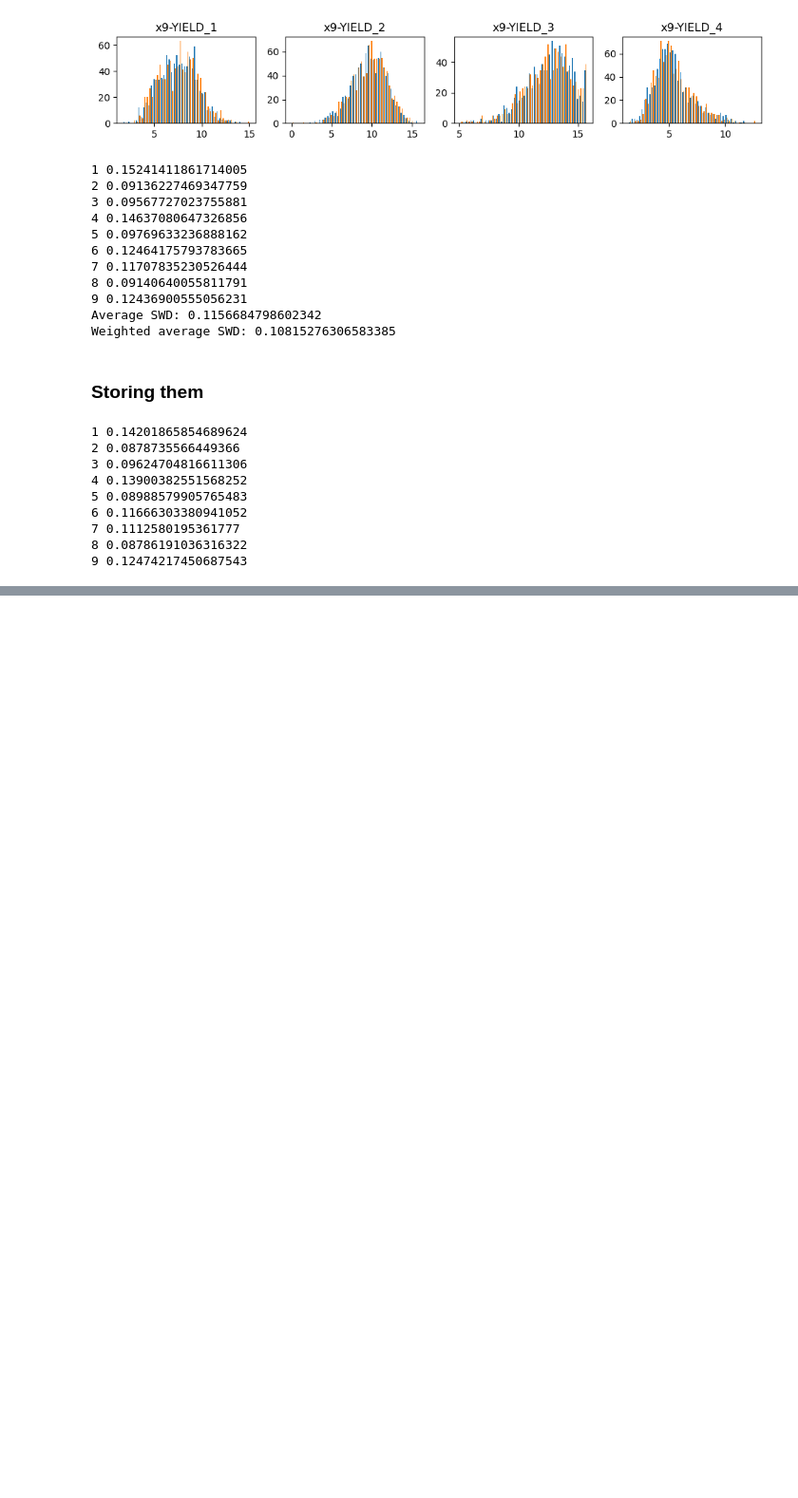
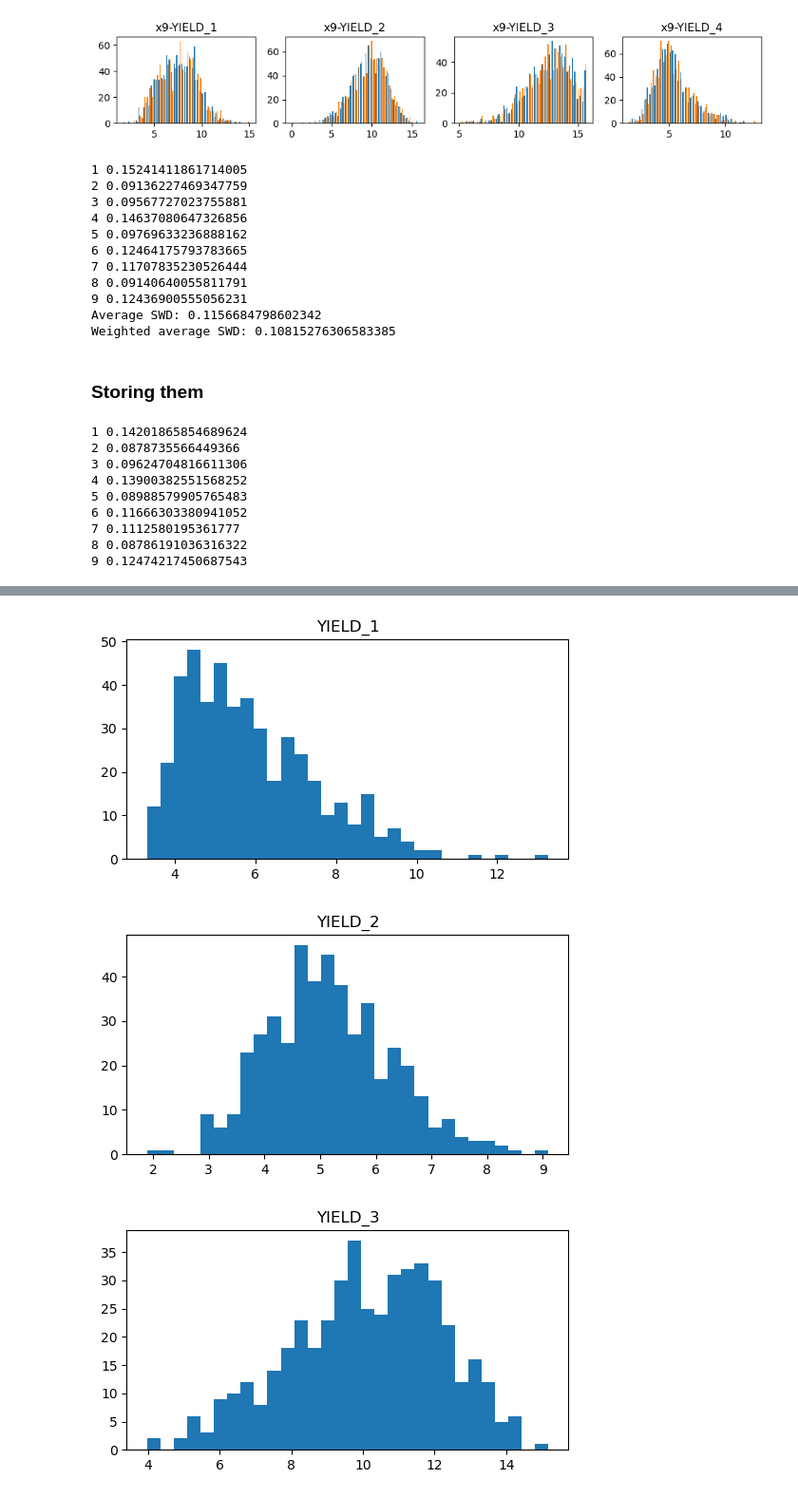
Before and after one commit to FrancoisLbrn/genhack3_crazy_farmers, a Jupyter notebook: matt_GMM.ipynb, the cells around one changed output, grey strips where cells are left out. Shown at 95% size. Cells and saved outputs as stored; diff of their text form; code cells hidden in the pictures; blank space fills up the shorter version.

```diff
--- a/matt_GMM.ipynb
+++ b/matt_GMM.ipynb
@@ -703,0 +354,10 @@ for i in range(1,10):
+# %%
+for i in range(4):
+    plt.figure(figsize=(6, 3))
+    plt.hist(X1[yields[i]], bins=30)
+    plt.title(f"{yields[i]}")
+    plt.show()
+# %% [output]
+[figure, added]
+[figure, added]
+[figure, added]
```
Also changed, not shown: parts of 54 cells of this notebook.
